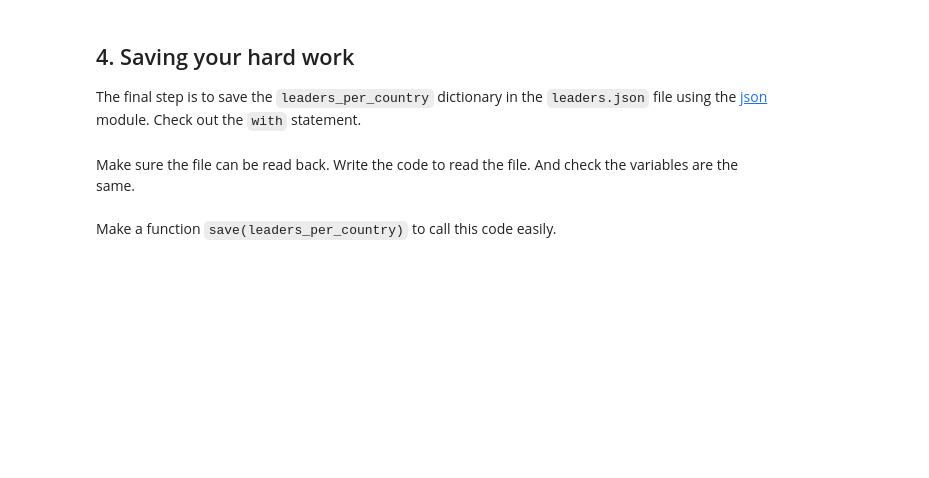
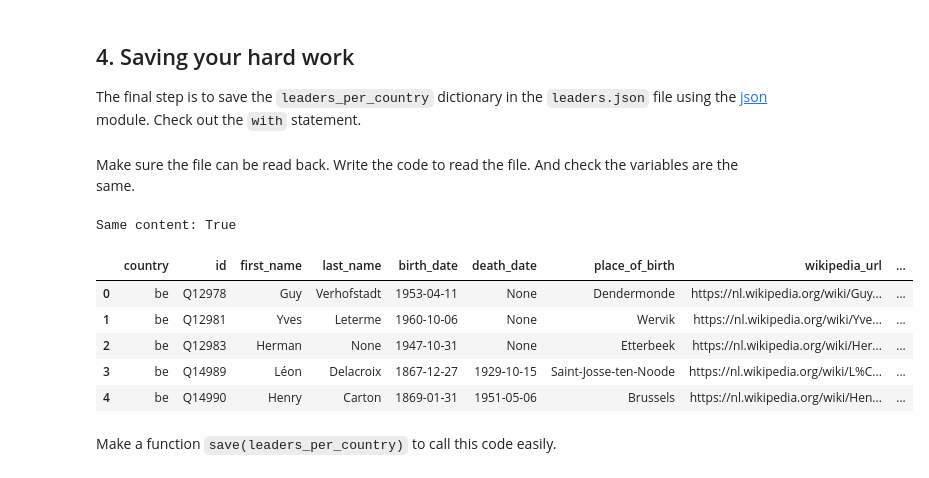
Before and after one commit to AmineSam/wikipedia-scraper, a Jupyter notebook: wikipedia_scraper.ipynb, the cells around one changed output. Cells and saved outputs as stored; diff of their text form; code cells hidden in the pictures; blank space fills up the shorter version.

```diff
--- a/wikipedia_scraper.ipynb
+++ b/wikipedia_scraper.ipynb
@@ -650,2 +646,13 @@ The final step is to save the ``leaders_per_country`` dictionary in the `leaders
+# %%
+import json, pandas as pd
+
+# Save as JSON (2 lines)
+with open("leaders.json", "w", encoding="utf-8") as f:
+    json.dump(leaders_per_country, f, ensure_ascii=False, indent=2)
+
+# Save as CSV (1 line)
+pd.DataFrame([
+    {"country": c, **l} for c, leaders in leaders_per_country.items() for l in leaders
+]).to_csv("leaders.csv", index=False, encoding="utf-8")
 # %% [markdown]
 Make sure the file can be read back. Write the code to read the file. And check the variables are the same.
@@ -654,2 +659,31 @@ Make sure the file can be read back. Write the code to read the file. And check
+# %%
+# 3 lines
+# Read back the JSON file (1 line)
+with open("leaders.json", "r", encoding="utf-8") as f:
+    leaders_check = json.load(f)
+
+# Compare variables (1 line)
+print("Same content:", leaders_per_country.keys() == leaders_check.keys())
+# %% [output]
+Same content: True
+# %%
+# Read JSON file (1 line)
+with open("leaders.json", "r", encoding="utf-8") as f:
+    data = json.load(f)
+
+# Convert nested JSON into a flat DataFrame (1 line)
+leaders_df = pd.DataFrame([
+    {"country": c, **l} for c, leaders in data.items() for l in leaders
+])
+
+# Display first rows (1 line)
+leaders_df.head()
+# %% [output]
+|  | country | id | first_name | last_name | birth_date | death_date | place_of_birth | wikipedia_url | ... |
+| 0 | be | Q12978 | Guy | Verhofstadt | 1953-04-11 | None | Dendermonde | https://nl.wikipedia.org/wiki/Guy... | ... |
+| 1 | be | Q12981 | Yves | Leterme | 1960-10-06 | None | Wervik | https://nl.wikipedia.org/wiki/Yve... | ... |
+| 2 | be | Q12983 | Herman | None | 1947-10-31 | None | Etterbeek | https://nl.wikipedia.org/wiki/Her... | ... |
+| 3 | be | Q14989 | Léon | Delacroix | 1867-12-27 | 1929-10-15 | Saint-Josse-ten-Noode | https://nl.wikipedia.org/wiki/L%C... | ... |
+| 4 | be | Q14990 | Henry | Carton | 1869-01-31 | 1951-05-06 | Brussels | https://nl.wikipedia.org/wiki/Hen... | ... |
 # %% [markdown]
 Make a function `save(leaders_per_country)` to call this code easily.
```
Also changed, not shown: parts of 11 cells of this notebook, 1 other file.
